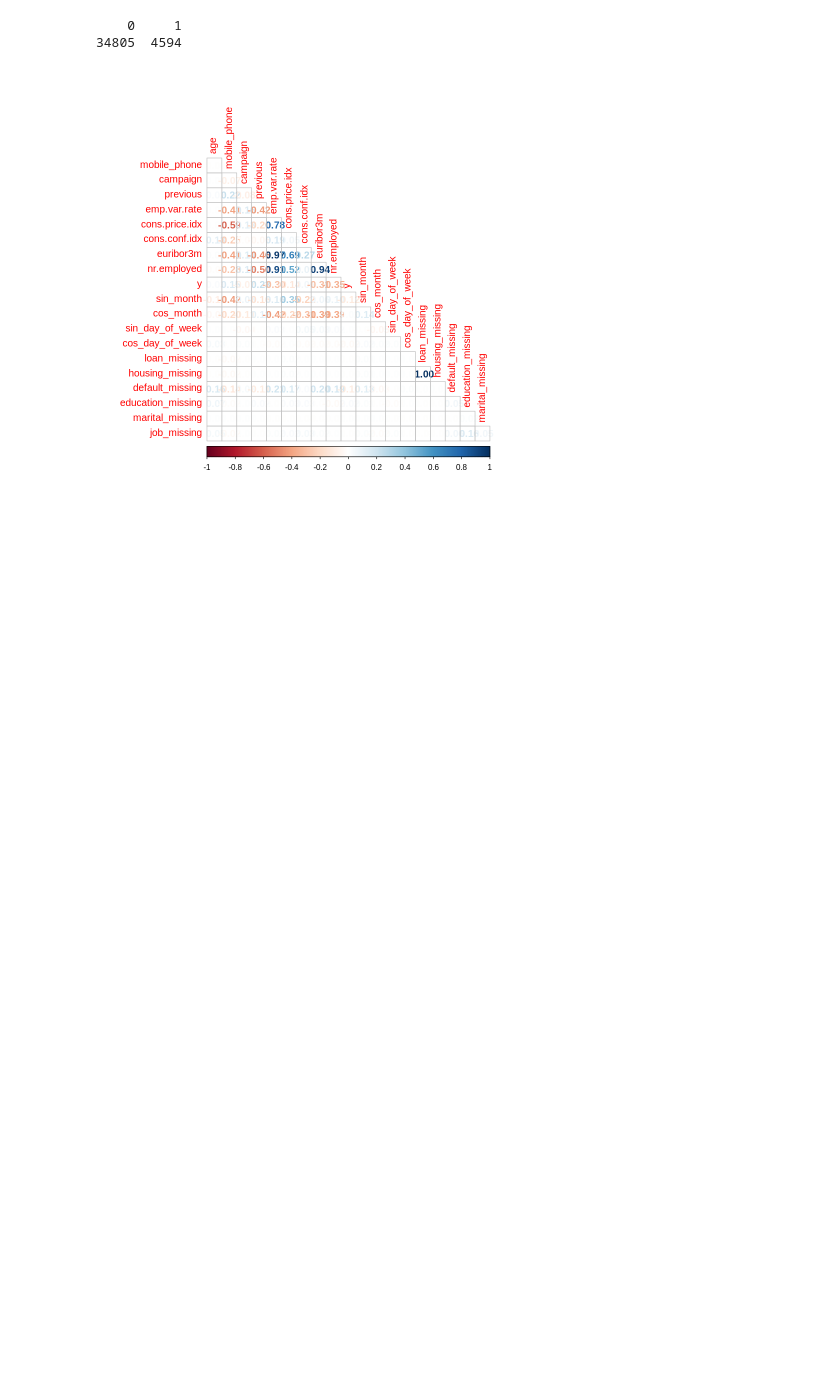
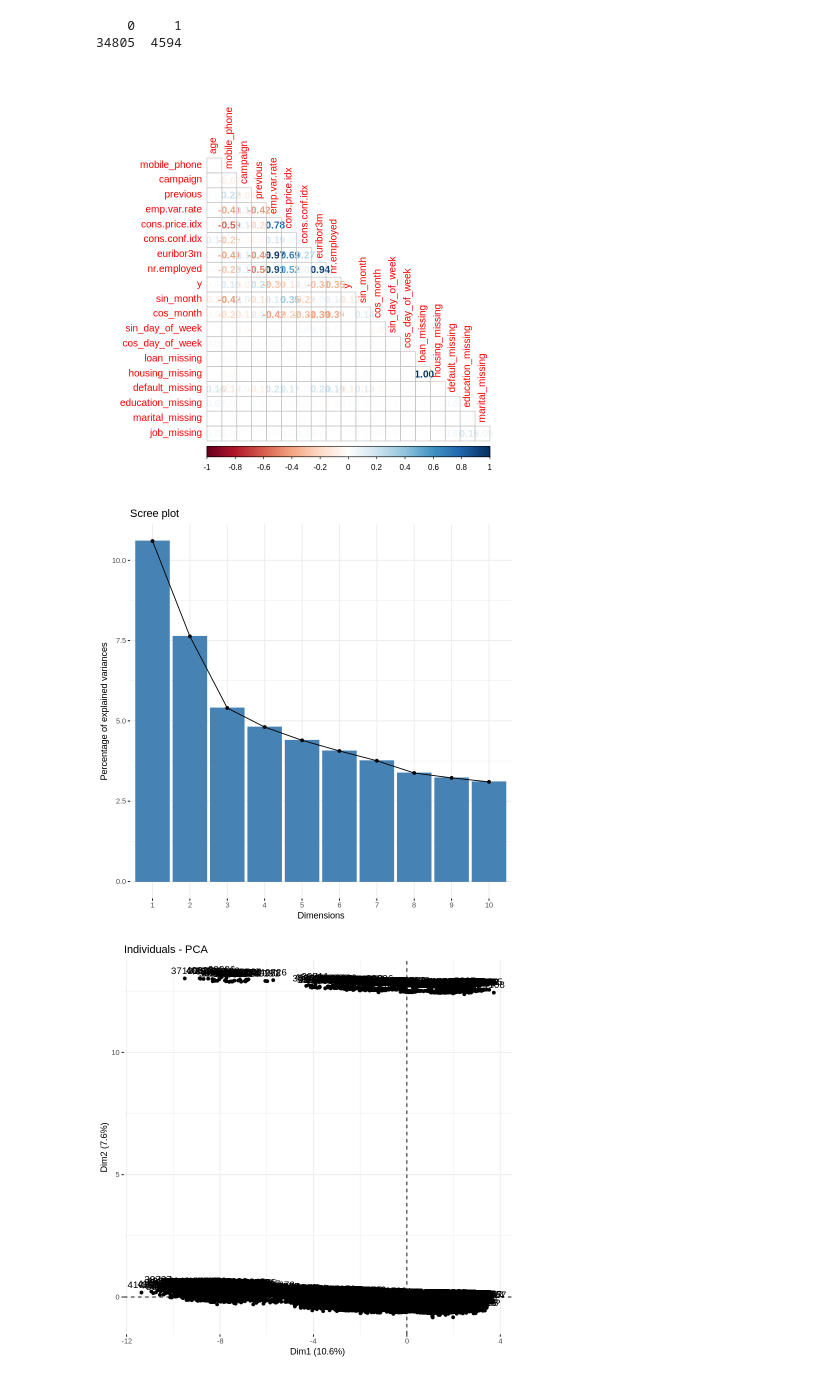
Before and after one commit to michp15/statistical_learning_class, a Jupyter notebook: stat_learn_classif_proj.ipynb, the cells around one changed output. Cells and saved outputs as stored; diff of their text form; code cells hidden in the pictures; blank space fills up the shorter version.

```diff
--- a/stat_learn_classif_proj.ipynb
+++ b/stat_learn_classif_proj.ipynb
@@ -407,3 +395,27 @@ numerical.cols <- df[, sapply(df, is.numeric)]
 corrplot(cor(numerical.cols), method='number', type='lower', diag=FALSE)
 # %% [output]
 [figure]
+# %%
+factors <- c('job', 'marital', 'education', 'default',
+             'housing', 'loan', 'pdays', 'poutcome')
+# %%
+# This creates dummies for all factors
+
+dummies <- model.matrix(~ . - 1, data = df[factors])
+# %%
+# Drop the factor columns from df
+df_numeric <- df[ , !(names(df) %in% factors)]
+
+# Combine numeric + dummies
+df_pca_ready <- cbind(df_numeric, dummies)
+# %%
+# PCA
+res.pca <- PCA(subset(df_pca_ready, select=-y), graph=FALSE)
+
+# Visualize
+fviz_eig(res.pca)  # Scree plot
+fviz_pca_ind(res.pca)  # Individuals
+fviz_pca_var(res.pca)  # Variables
+# %% [output]
+[figure, added]
+[figure, added]
```
Also changed, not shown: parts of 10 cells of this notebook.
